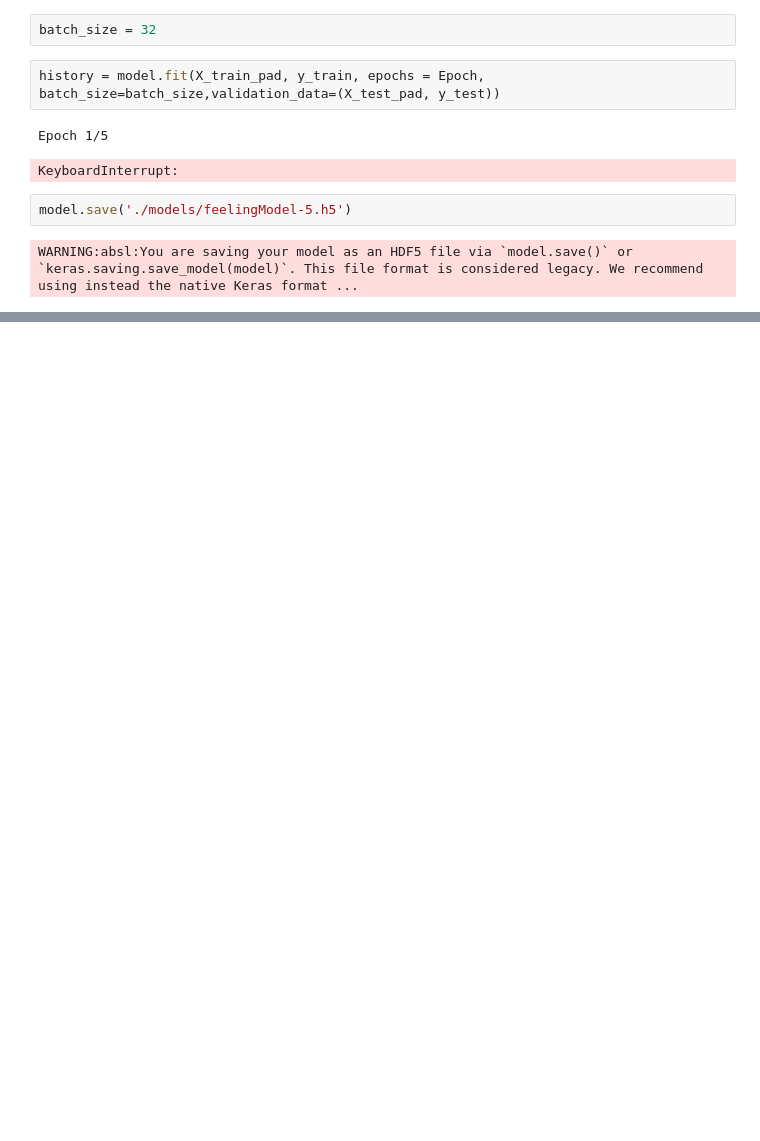
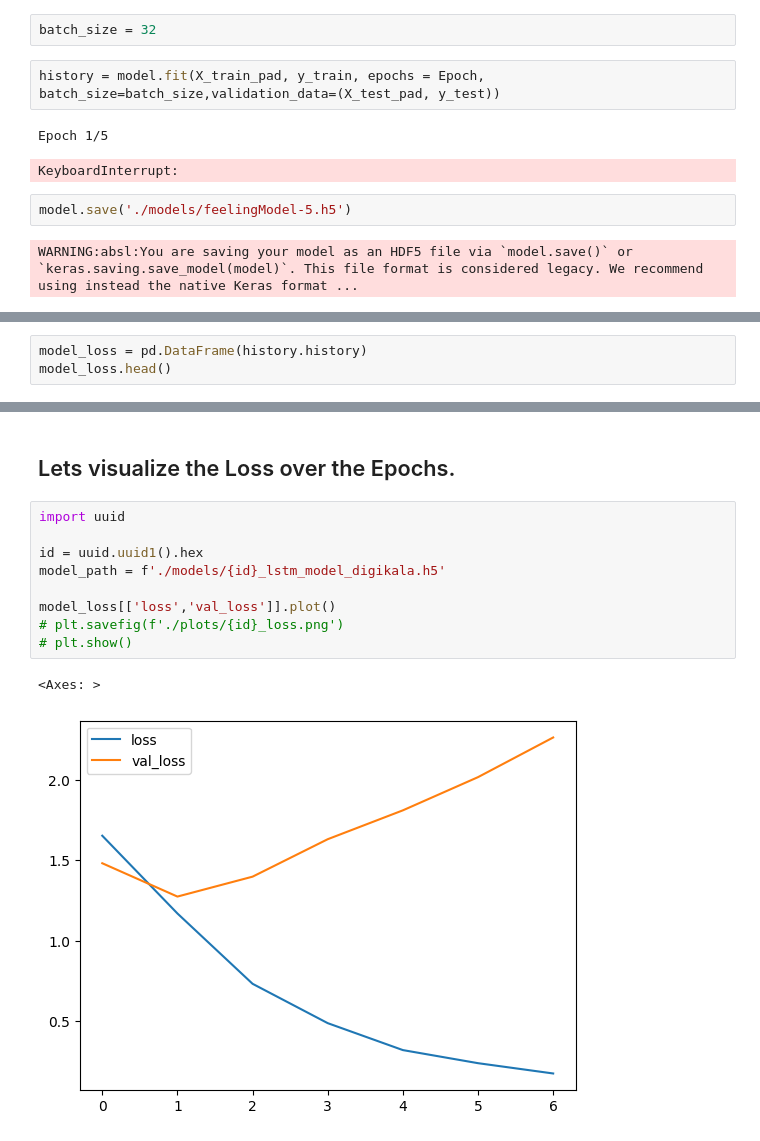
Before and after one commit to second-ali/AI-Final-Project-Ali_Haddadi, a Jupyter notebook: EmotionAnalysis/EmotionAnalysis.ipynb, the cells around one changed output, grey strips where cells are left out. Drawn from its saved outputs; the diff is of its cells as text; blank space fills up the shorter version.

Commit message:
testing the lstm

```diff
--- a/EmotionAnalysis/EmotionAnalysis.ipynb
+++ b/EmotionAnalysis/EmotionAnalysis.ipynb
@@ -487,0 +579,3 @@ WARNING:absl:You are saving your model as an HDF5 file via `model.save()` or `ke
+# %%
+model_loss = pd.DataFrame(history.history)
+model_loss.head()
@@ -487,0 +589,14 @@ WARNING:absl:You are saving your model as an HDF5 file via `model.save()` or `ke
+# %% [markdown]
+## Lets visualize the Loss over the Epochs.
+# %%
+import uuid
+
+id = uuid.uuid1().hex
+model_path = f'./models/{id}_lstm_model_digikala.h5'
+
+model_loss[['loss','val_loss']].plot()
+# plt.savefig(f'./plots/{id}_loss.png')
+# plt.show()
+# %% [output]
+<Axes: >
+[figure, added]
```
Also changed, not shown: parts of 21 cells of this notebook.
